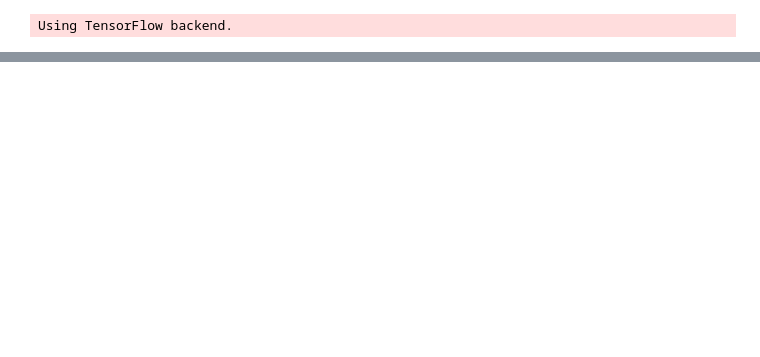
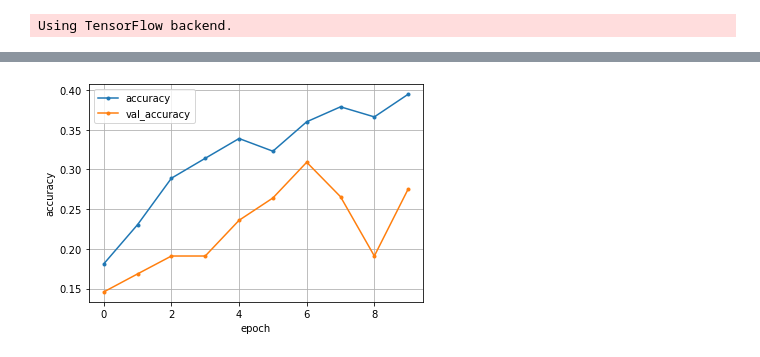
Before and after one commit to Last-Vega/FacialExpression, a Jupyter notebook: TrainFacialExpression.ipynb, the cells around one changed output, grey strips where cells are left out. Drawn from its saved outputs; the diff is of its cells as text; code cells hidden in the pictures; blank space fills up the shorter version.

```diff
--- a/TrainFacialExpression.ipynb
+++ b/TrainFacialExpression.ipynb
@@ -128,0 +145,14 @@ Epoch 10/10
+# %%
+loss     = history.history['accuracy']
+val_loss = history.history['val_accuracy']
+
+nb_epoch = len(loss)
+plt.plot(range(nb_epoch), loss,     marker='.', label='accuracy')
+plt.plot(range(nb_epoch), val_loss, marker='.', label='val_accuracy')
+plt.legend(loc='best', fontsize=10)
+plt.grid()
+plt.xlabel('epoch')
+plt.ylabel('accuracy')
+plt.show()
+# %% [output]
+[figure, added]
```
Also changed, not shown: parts of 3 cells of this notebook.
